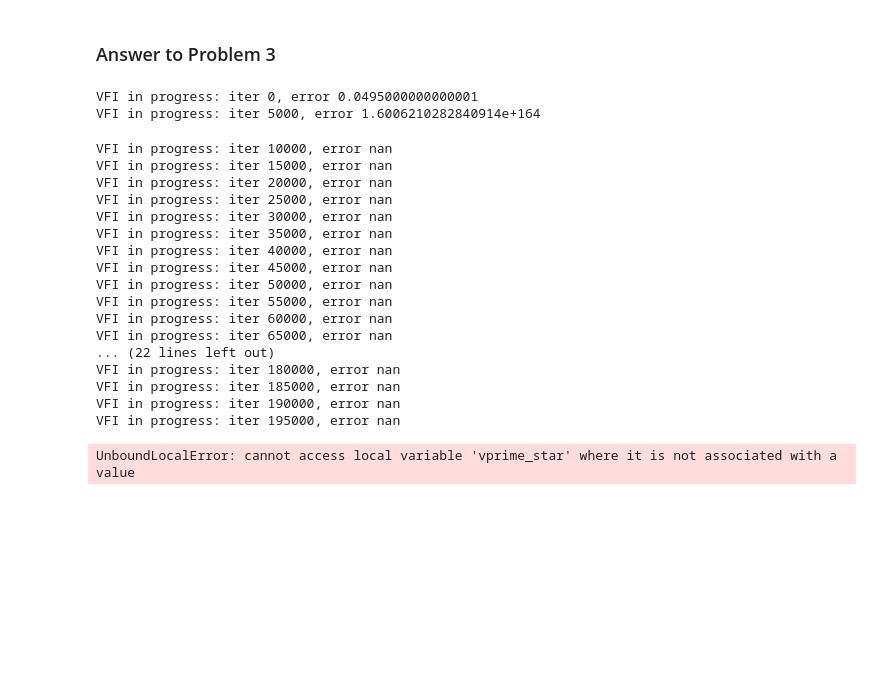
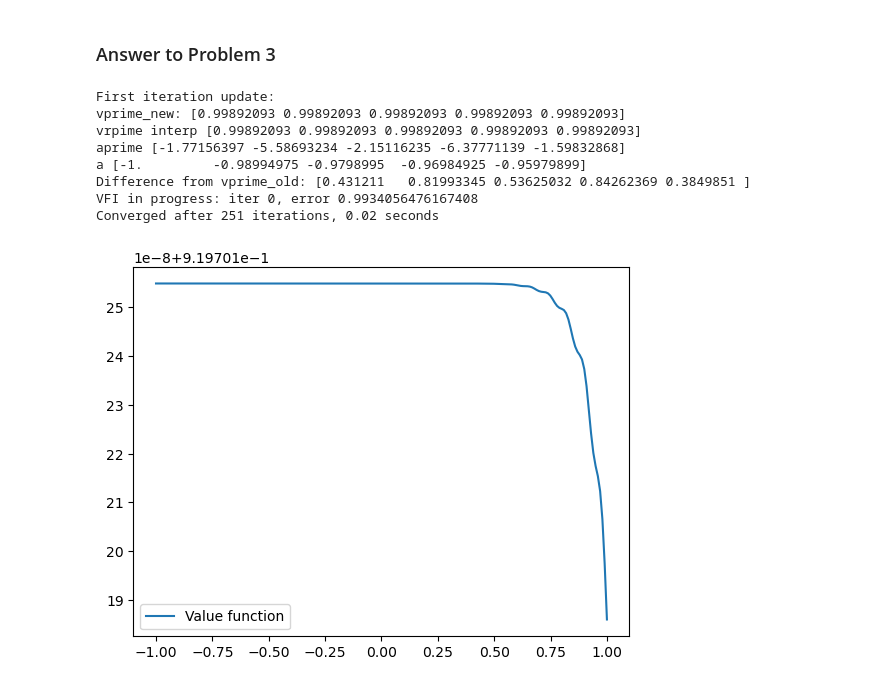
Before and after one commit to yi-zhou1/ECON281-Computational, a Jupyter notebook: Homework/homework2.ipynb, the cells around one changed output. Drawn from its saved outputs; the diff is of its cells as text; code cells hidden in the pictures; blank space fills up the shorter version.

```diff
--- a/Homework/homework2.ipynb
+++ b/Homework/homework2.ipynb
@@ -191,7 +191,7 @@ Converged after 27 iterations.
 # define the value function iteration function
 
 iter_max = 200000
-tolerance = 1e-5
+tolerance = 1e-7
 
 def VFI_derivative(vprime_0, beta=beta, a=a, iter_max=iter_max, tolerance=tolerance, progress=True):
 
@@ -200,10 +200,9 @@ def VFI_derivative(vprime_0, beta=beta, a=a, iter_max=iter_max, tolerance=tolera
     vprime_new = vprime_0
     vprime_old = vprime_0
 
-    update = 0.2
+    update = 0.8
 
     for iter in range(iter_max):
-
 
         # find c using envelope theorem
         c = invmargutility(vprime_old)
@@ -215,56 +214,52 @@ def VFI_derivative(vprime_0, beta=beta, a=a, iter_max=iter_max, tolerance=tolera
         # interpolate vprime_old
         f_interp = interp1d(a, vprime_old, kind='linear', bounds_error=False, fill_value='extrapolate')
         vprime_old_interp = f_interp(aprime)
+        vprime_old_interp = np.clip(vprime_old_interp, np.min(vprime_old), np.max(vprime_old))
+
 
         # the new consumption policy function is
         vprime_new = beta * (1 + r) * vprime_old_interp
 
+         # After computing vprime_new, let's see if it's significantly different from vprime_old
+        if iter == 0:
+            print("First iteration update:")
+            print("vprime_new:", vprime_new[:5])  # Print first 5 values for inspection
+            print("vrpime interp", vprime_old_interp[:5])
+            print("aprime", aprime[:5])
+            print("a", a[:5])
+            print("Difference from vprime_old:", np.abs(vprime_new - vprime_old)[:5])
+
         error = np.max(np.abs(vprime_new-vprime_old))
 
         # show progress
-        if progress == True and iter % 5000 == 0:
+        if progress == True and iter % 1000 == 0:
             print(f"VFI in progress: iter {iter}, error {error}")
 
         if error < tolerance:
             vprime_star = vprime_new
             print(f'Converged after {iter} iterations, {time.time() - start_time:.2f} seconds')
-            break
+            return vprime_star
 
-    return vprime_star
-
-
-
-
-    if iter == iter_max - 1:
+    else:
         print("VFI Error: No convergence")
+        return None
 # %%
-vprime_0=0.5+np.zeros(grid_size)
+vprime_0 = np.random.rand(grid_size)
 
 vprime_star = VFI_derivative(vprime_0)
 
 
 # plot consumption against true consumption function
 plt.plot(a, vprime_star, label='Value function')
 plt.legend()
 plt.show()
 # %% [output]
-VFI in progress: iter 0, error 0.0495000000000001
-VFI in progress: iter 5000, error 1.6006210282840914e+164
+First iteration update:
+vprime_new: [0.99892093 0.99892093 0.99892093 0.99892093 0.99892093]
+vrpime interp [0.99892093 0.99892093 0.99892093 0.99892093 0.99892093]
+aprime [-1.77156397 -5.58693234 -2.15116235 -6.37771139 -1.59832868]
+a [-1.         -0.98994975 -0.9798995  -0.96984925 -0.95979899]
+Difference from vprime_old: [0.431211   0.81993345 0.53625032 0.84262369 0.3849851 ]
+VFI in progress: iter 0, error 0.9934056476167408
+Converged after 251 iterations, 0.02 seconds
-VFI in progress: iter 10000, error nan
-VFI in progress: iter 15000, error nan
-VFI in progress: iter 20000, error nan
-VFI in progress: iter 25000, error nan
-VFI in progress: iter 30000, error nan
-VFI in progress: iter 35000, error nan
-VFI in progress: iter 40000, error nan
-VFI in progress: iter 45000, error nan
-VFI in progress: iter 50000, error nan
-VFI in progress: iter 55000, error nan
-VFI in progress: iter 60000, error nan
-VFI in progress: iter 65000, error nan
-... (22 lines left out)
-VFI in progress: iter 180000, error nan
-VFI in progress: iter 185000, error nan
-VFI in progress: iter 190000, error nan
-VFI in progress: iter 195000, error nan
-UnboundLocalError: cannot access local variable 'vprime_star' where it is not associated with a value
+[figure, added]
```
Also changed, not shown: parts of 2 cells of this notebook.
